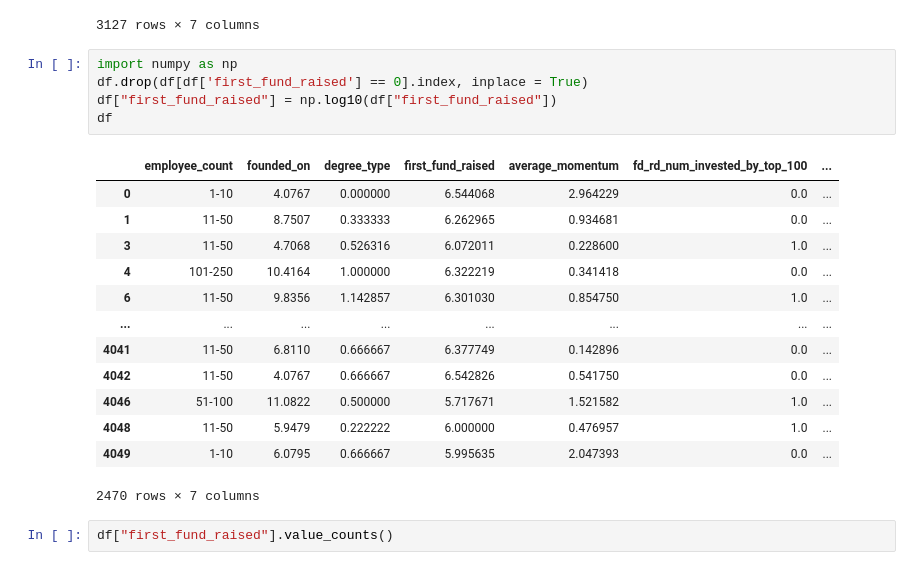
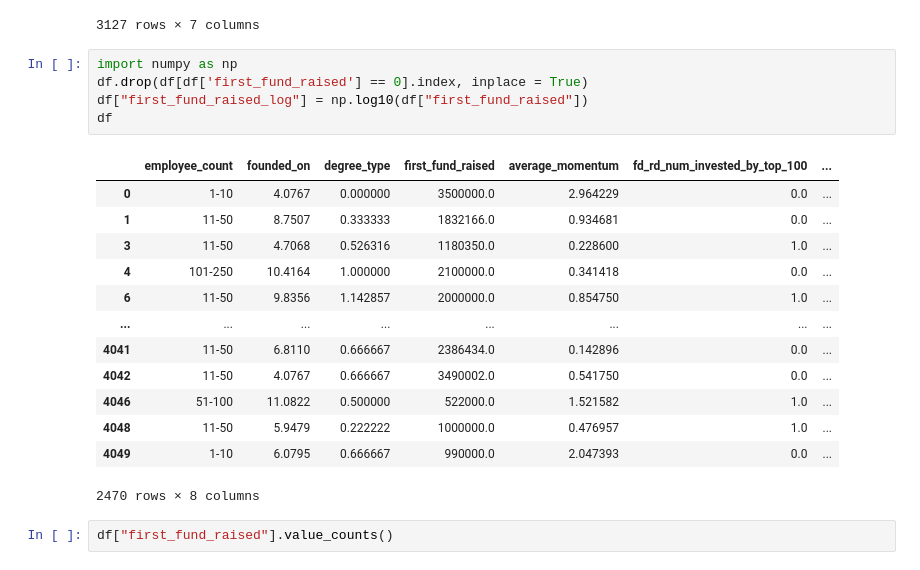
Before and after one commit to StardustLID/TEMG4952A-TEAM-5, a Jupyter notebook: backend/csv_helper.ipynb, the cells around one changed output. Drawn from its saved outputs; the diff is of its cells as text.

```diff
--- a/backend/csv_helper.ipynb
+++ b/backend/csv_helper.ipynb
@@ -1047,22 +1047,22 @@ df
 # %%
 import numpy as np
 df.drop(df[df['first_fund_raised'] == 0].index, inplace = True)
-df["first_fund_raised"] = np.log10(df["first_fund_raised"])
+df["first_fund_raised_log"] = np.log10(df["first_fund_raised"])
 df
 # %% [output]
 |  | employee_count | founded_on | degree_type | first_fund_raised | average_momentum | fd_rd_num_invested_by_top_100 | ... |
-| 0 | 1-10 | 4.0767 | 0.000000 | 6.544068 | 2.964229 | 0.0 | ... |
-| 1 | 11-50 | 8.7507 | 0.333333 | 6.262965 | 0.934681 | 0.0 | ... |
-| 3 | 11-50 | 4.7068 | 0.526316 | 6.072011 | 0.228600 | 1.0 | ... |
-| 4 | 101-250 | 10.4164 | 1.000000 | 6.322219 | 0.341418 | 0.0 | ... |
-| 6 | 11-50 | 9.8356 | 1.142857 | 6.301030 | 0.854750 | 1.0 | ... |
+| 0 | 1-10 | 4.0767 | 0.000000 | 3500000.0 | 2.964229 | 0.0 | ... |
+| 1 | 11-50 | 8.7507 | 0.333333 | 1832166.0 | 0.934681 | 0.0 | ... |
+| 3 | 11-50 | 4.7068 | 0.526316 | 1180350.0 | 0.228600 | 1.0 | ... |
+| 4 | 101-250 | 10.4164 | 1.000000 | 2100000.0 | 0.341418 | 0.0 | ... |
+| 6 | 11-50 | 9.8356 | 1.142857 | 2000000.0 | 0.854750 | 1.0 | ... |
 | ... | ... | ... | ... | ... | ... | ... | ... |
-| 4041 | 11-50 | 6.8110 | 0.666667 | 6.377749 | 0.142896 | 0.0 | ... |
-| 4042 | 11-50 | 4.0767 | 0.666667 | 6.542826 | 0.541750 | 0.0 | ... |
-| 4046 | 51-100 | 11.0822 | 0.500000 | 5.717671 | 1.521582 | 1.0 | ... |
-| 4048 | 11-50 | 5.9479 | 0.222222 | 6.000000 | 0.476957 | 1.0 | ... |
-| 4049 | 1-10 | 6.0795 | 0.666667 | 5.995635 | 2.047393 | 0.0 | ... |
+| 4041 | 11-50 | 6.8110 | 0.666667 | 2386434.0 | 0.142896 | 0.0 | ... |
+| 4042 | 11-50 | 4.0767 | 0.666667 | 3490002.0 | 0.541750 | 0.0 | ... |
+| 4046 | 51-100 | 11.0822 | 0.500000 | 522000.0 | 1.521582 | 1.0 | ... |
+| 4048 | 11-50 | 5.9479 | 0.222222 | 1000000.0 | 0.476957 | 1.0 | ... |
+| 4049 | 1-10 | 6.0795 | 0.666667 | 990000.0 | 2.047393 | 0.0 | ... |
-2470 rows × 7 columns
+2470 rows × 8 columns
 # %%
 df["first_fund_raised"].value_counts()
 # %% [output]
```
Also changed, not shown: 6 other files.
